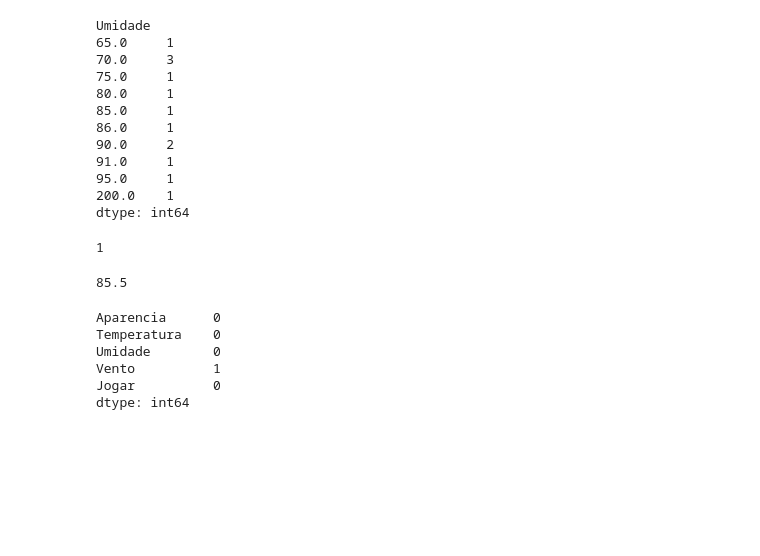
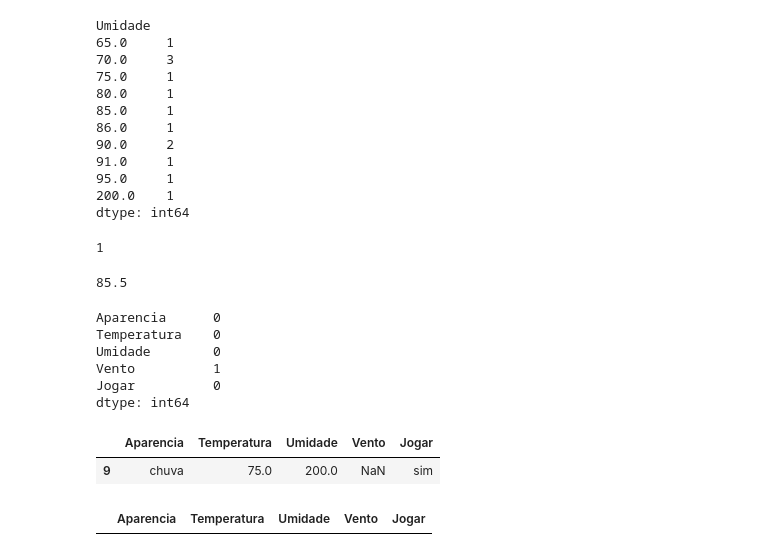
Before and after one commit to RodrigoD4v/Limpeza-Tratamento-Dados, a Jupyter notebook: notebooks/limpeza_tratamento.ipynb, the cells around one changed output. Saved outputs shown, nothing was run; the diff lists cells and outputs as text; code cells hidden in the pictures; blank space fills up the shorter version.

Commit message:
Visualizando valores fora do padrão e trantando com a mediana

```diff
--- a/notebooks/limpeza_tratamento.ipynb
+++ b/notebooks/limpeza_tratamento.ipynb
@@ -228,3 +228,9 @@ Umidade        0
 Vento          1
 Jogar          0
 dtype: int64
+# %%
+# Visualizando valores fora do padrão
+dataset.loc[(dataset['Umidade'] < 0) | (dataset['Umidade']>100)]
+# %% [output]
+|  | Aparencia | Temperatura | Umidade | Vento | Jogar |
+| 9 | chuva | 75.0 | 200.0 | NaN | sim |
@@ -230,0 +240,4 @@ dtype: int64
+# %%
+dataset.loc[(dataset['Umidade'] < 0) | (dataset['Umidade'] >100 )]
+# %% [output]
+|  | Aparencia | Temperatura | Umidade | Vento | Jogar |
```
Also changed, not shown: parts of 1 cell of this notebook.
